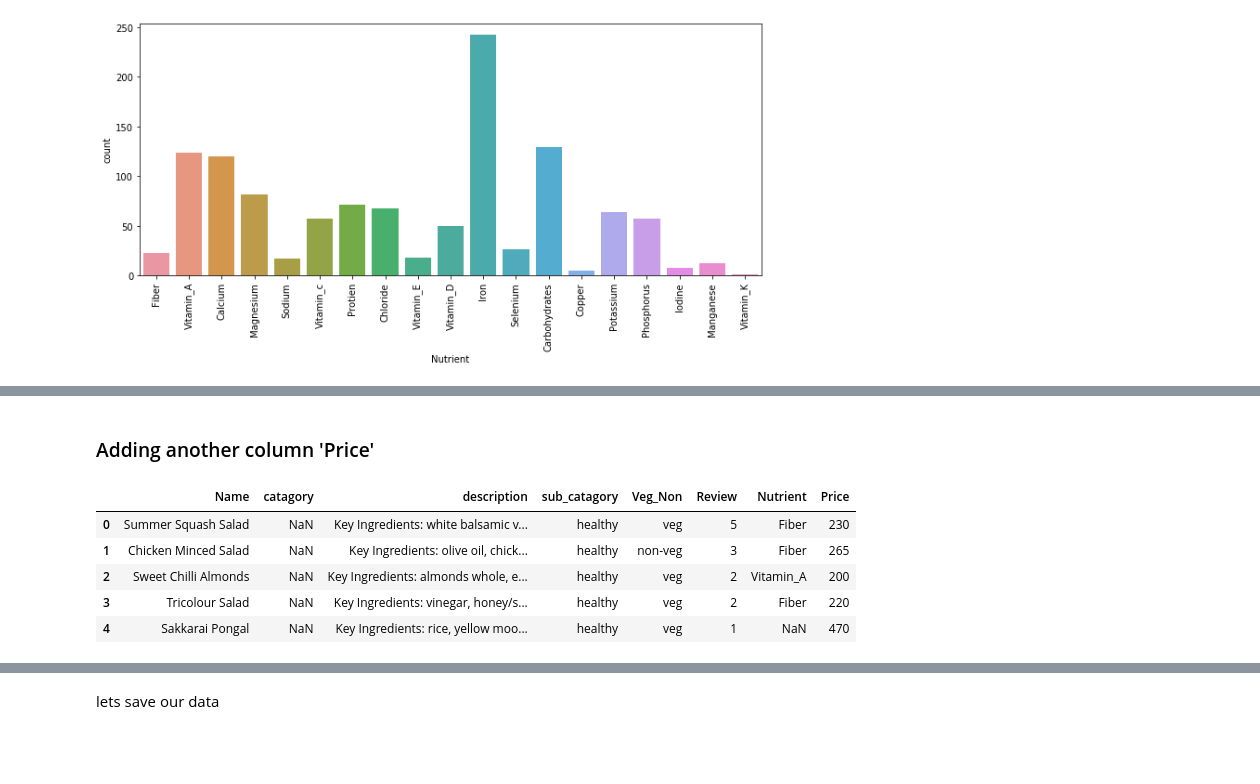
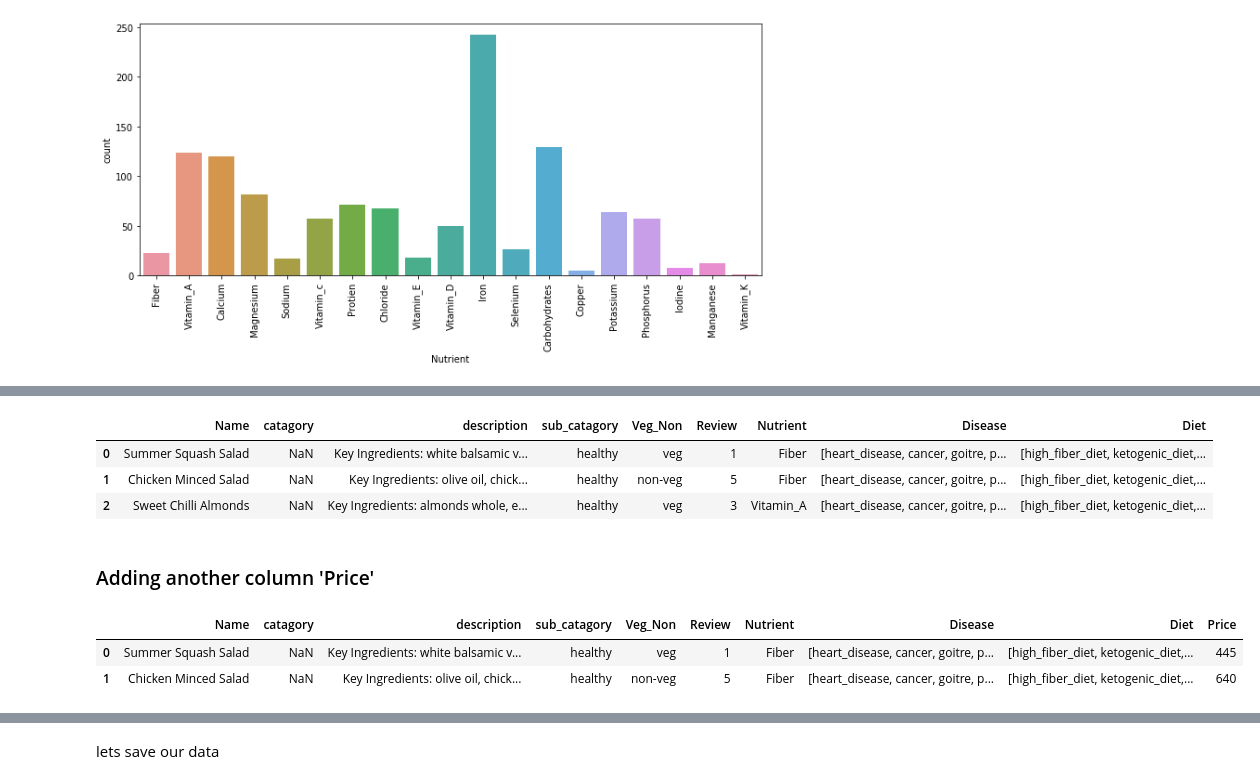
Before and after one commit to sakshamhere/Personalized_meal_recommendation_system, a Jupyter notebook: dataset_processing.ipynb, the cells around one changed output, grey strips where cells are left out. Cells and saved outputs as stored; diff of their text form; code cells hidden in the pictures; blank space fills up the shorter version.

```diff
--- a/dataset_processing.ipynb
+++ b/dataset_processing.ipynb
@@ -22,7 +31,7 @@ df.head(1)
 # %% [markdown]
 Removing duplicate columns
 # %%
-l = ['Name','catagory','description','sub_catagory']
+l = ['Name','sub_catagory','catagory','description']
 drop = []
 columns = list(df.columns)
 for col in columns:
@@ -398,18 +633,22 @@ print(df[df['Nutrient']=='none'].shape)
+# %%
+df.head(3)
+# %% [output]
+|  | Name | catagory | description | sub_catagory | Veg_Non | Review | Nutrient | Disease | Diet |
+| 0 | Summer Squash Salad | NaN | Key Ingredients: white balsamic v... | healthy | veg | 1 | Fiber | [heart_disease, cancer, goitre, p... | [high_fiber_diet, ketogenic_diet,... |
+| 1 | Chicken Minced Salad | NaN | Key Ingredients: olive oil, chick... | healthy | non-veg | 5 | Fiber | [heart_disease, cancer, goitre, p... | [high_fiber_diet, ketogenic_diet,... |
+| 2 | Sweet Chilli Almonds | NaN | Key Ingredients: almonds whole, e... | healthy | veg | 3 | Vitamin_A | [heart_disease, cancer, goitre, p... | [high_fiber_diet, ketogenic_diet,... |
 # %% [markdown]
 ### Adding another column 'Price'
 # %%
 price = []
 for i in range(df.shape[0]):
     price.append(random.randrange(200,700,5))
 df['Price'] = price
-df.head()
+df.head(2)
 # %% [output]
-|  | Name | catagory | description | sub_catagory | Veg_Non | Review | Nutrient | Price |
-| 0 | Summer Squash Salad | NaN | Key Ingredients: white balsamic v... | healthy | veg | 5 | Fiber | 230 |
-| 1 | Chicken Minced Salad | NaN | Key Ingredients: olive oil, chick... | healthy | non-veg | 3 | Fiber | 265 |
-| 2 | Sweet Chilli Almonds | NaN | Key Ingredients: almonds whole, e... | healthy | veg | 2 | Vitamin_A | 200 |
-| 3 | Tricolour Salad | NaN | Key Ingredients: vinegar, honey/s... | healthy | veg | 2 | Fiber | 220 |
-| 4 | Sakkarai Pongal | NaN | Key Ingredients: rice, yellow moo... | healthy | veg | 1 | NaN | 470 |
+|  | Name | catagory | description | sub_catagory | Veg_Non | Review | Nutrient | Disease | Diet | Price |
+| 0 | Summer Squash Salad | NaN | Key Ingredients: white balsamic v... | healthy | veg | 1 | Fiber | [heart_disease, cancer, goitre, p... | [high_fiber_diet, ketogenic_diet,... | 445 |
+| 1 | Chicken Minced Salad | NaN | Key Ingredients: olive oil, chick... | healthy | non-veg | 5 | Fiber | [heart_disease, cancer, goitre, p... | [high_fiber_diet, ketogenic_diet,... | 640 |
 # %%
 sns.distplot(df.Price)
 # %% [output]
```
Also changed, not shown: parts of 59 cells of this notebook, 3 other files.
